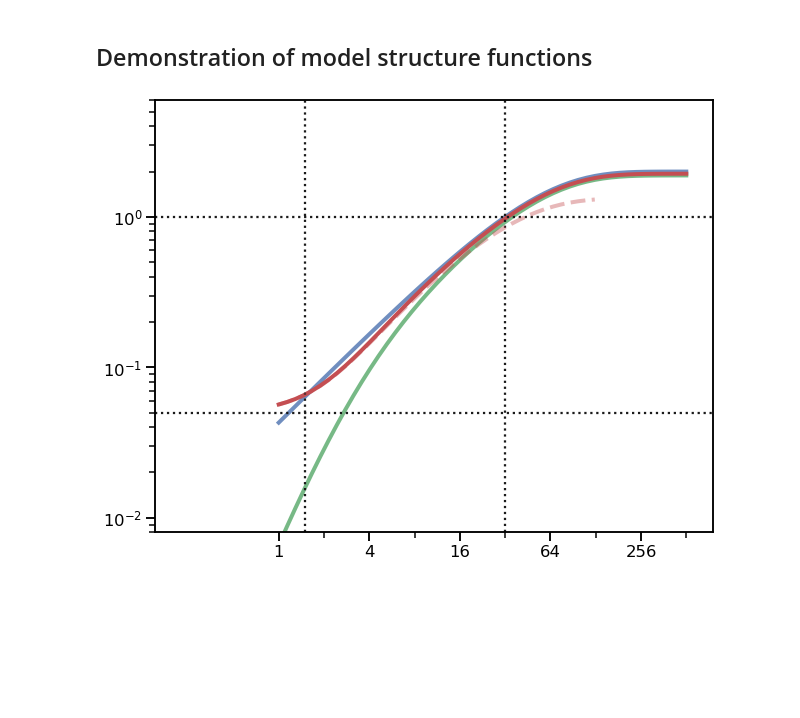
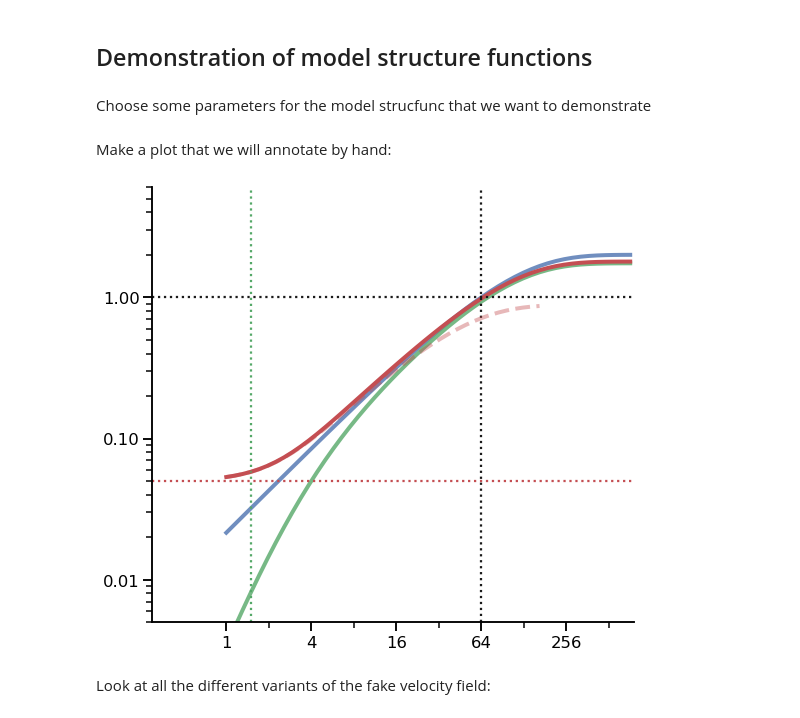
Before and after one commit to will-henney/mariano-velocity-statistics, a Jupyter notebook: fake-maps-complete.ipynb, the cells around one changed output. Saved outputs shown, nothing was run; the diff lists cells and outputs as text; code cells hidden in the pictures; blank space fills up the shorter version.

Commit message:
Write images of the velocity fields for use in figure
Also a plot that shows the different stages of the model structure function

```diff
--- a/fake-maps-complete.ipynb
+++ b/fake-maps-complete.ipynb
@@ -311,12 +311,16 @@ With this normalization, we do not change the derived value of r0 because the sm
 # %%
 sys.path.append("../JavierGVastro/PhD.Paper")
 import bfunc
+# %% [markdown]
+Choose some parameters for the model strucfunc that we want to demonstrate
 # %%
-r0 = 64.0
+r0 = 128.0
 N = 512
 m = 1.0
 s0 = 1.5
 noise = 0.05
+# %% [markdown]
+Make a plot that we will annotate by hand:
 # %%
 fig, ax = plt.subplots(
     figsize=(10, 8),
@@ -327,7 +331,7 @@ r = 10**sfs_und[0]["log10 r"][mask]
 #ax.plot(r, Bm0, linewidth=6, color="r", alpha=0.3)
 
 
-rgrid = np.logspace(0.0, np.log10(N))
+rgrid = np.logspace(0.0, np.log10(np.sqrt(2) * N))
 ax.plot(rgrid, bfunc.bfunc00s(rgrid, r0/2, 1.0, m), linewidth=4, color="b", alpha=0.8)
 
 ax.plot(
@@ -346,38 +350,42 @@ ax.plot(
     alpha=1.0,
 )
 
-mm = rgrid <= N / 4
+mm = rgrid <= np.sqrt(2) * N / 4
 ax.plot(
     rgrid[mm],
     bfunc.bfunc04s(rgrid[mm], r0/2, 1.0, m, s0=s0, noise=noise, box_size=N/4),
     ls="dashed",
     linewidth=4,
     color="r",
     alpha=0.4,
     zorder=100,
 )
 
 #for scale in 0.02, 0.08:
 #    ax.plot(rgrid, scale * rgrid**m, color="0.8")
 #    ax.plot(rgrid, 0.5 * scale * rgrid**2, color="0.9")
 
 
 ax.axhline(1.0, color="k", linestyle="dotted")
 ax.axvline(r0 / 2, color="k", linestyle="dotted")
-ax.axhline(noise, color="k", linestyle="dotted")
-ax.axvline(s0, color="k", linestyle="dotted")
+ax.axhline(noise, linestyle="dotted", color="r")
+ax.axvline(s0, linestyle="dotted", color="g")
 
 
 ax.set_aspect("equal")
 ax.set(
     xscale="log", yscale="log",
-    ylim=[8e-3, 6],
-    xlim=[0.15, 1.5*N],
+    ylim=[5e-3, 6],
+    xlim=[0.3, 1.5*N],
 )
 ax.set_xticks([1, 4, 16, 64, 256])
 ax.set_xticklabels(["1", "4", "16", '64', "256"])
 ax.set_xticks([2, 8, 32, 128, 512], minor=True)
 ax.set_xticklabels([], minor=True)
+ax.set_yticks([0.01, 0.1,  1.0])
+ax.set_yticklabels(["0.01", "0.10", "1.00"])
+sns.despine()
+fig.savefig("model-strucfunc-demo.pdf")
 ...;
 # %% [output]
-[figure, old version]
+[figure, new version]
@@ -383,0 +398,2 @@ ax.set_xticklabels([], minor=True)
+# %% [markdown]
+Look at all the different variants of the fake velocity field:
```
Also changed, not shown: parts of 6 cells of this notebook, 23 other files.
